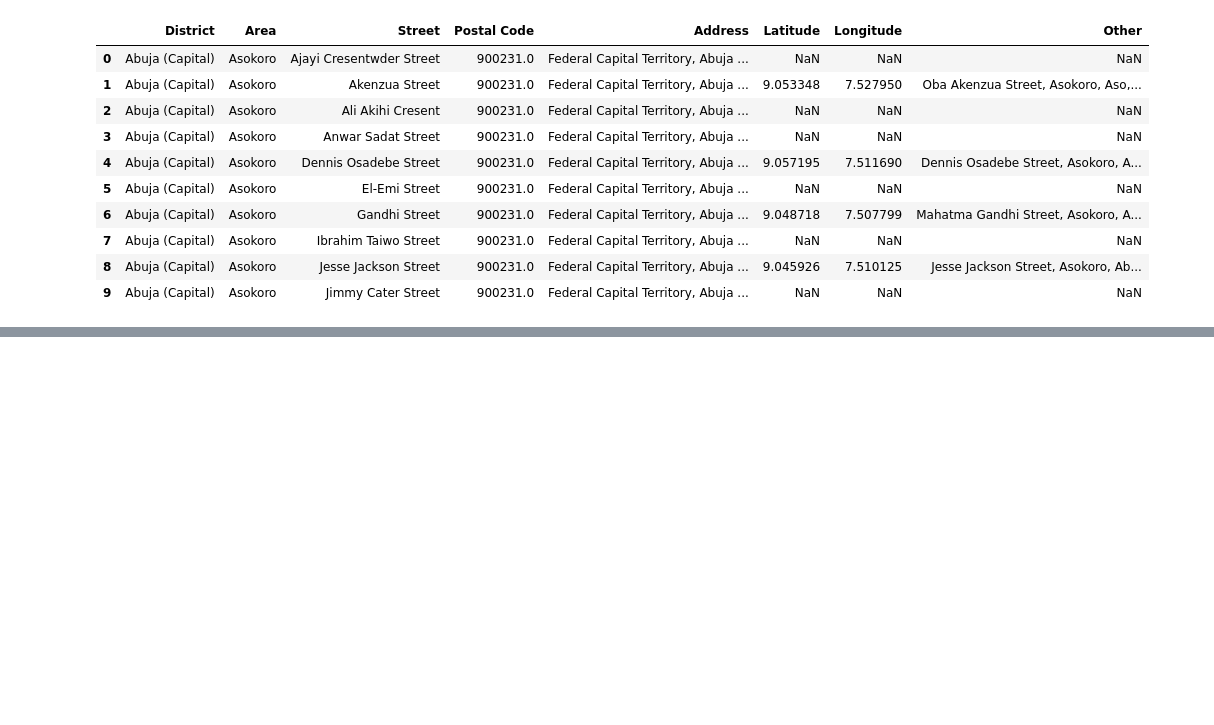
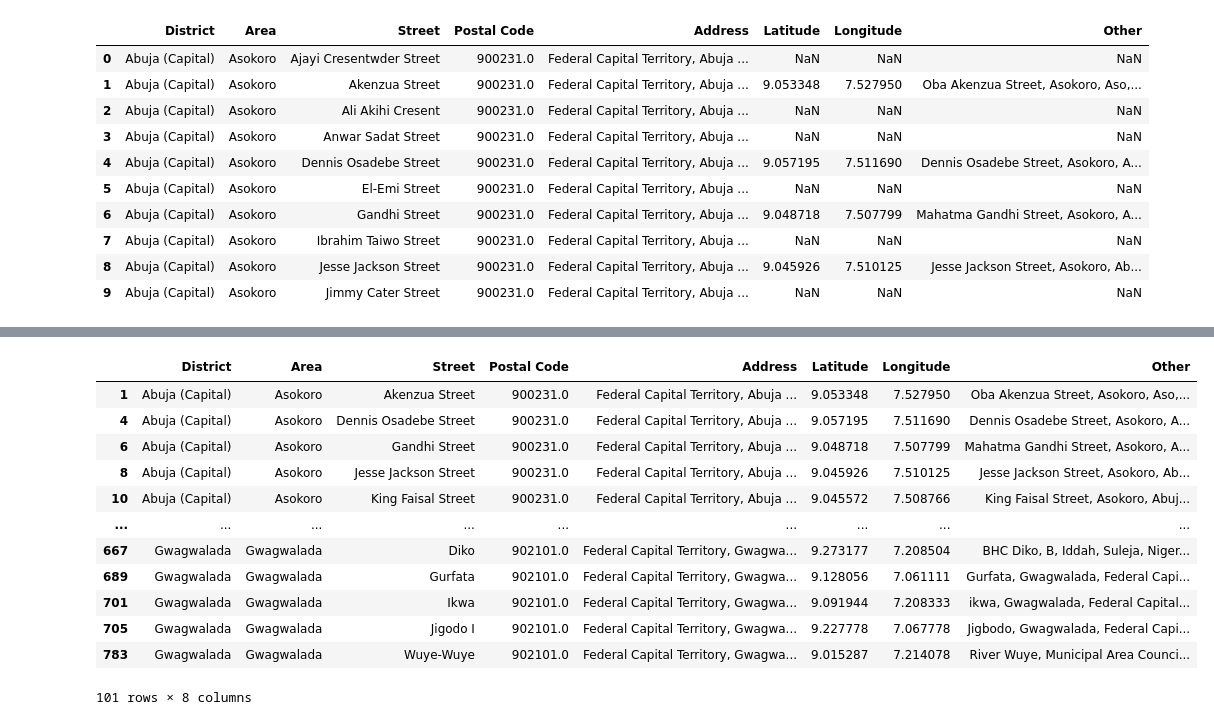
Before and after one commit to denironyx/postalcode, a Jupyter notebook: scripts/geocode_postal_code.ipynb, the cells around one changed output, grey strips where cells are left out. Cells and saved outputs as stored; diff of their text form; code cells hidden in the pictures; blank space fills up the shorter version.

```diff
--- a/scripts/geocode_postal_code.ipynb
+++ b/scripts/geocode_postal_code.ipynb
@@ -125,0 +144,17 @@ Found coordinate for: Federal Capital Territory, Abaji, Abaji, Abuja
+# %%
+#remaining_data = df[df['District'] != 'Abuja']
+df[df['Latitude'].notna()]
+# %% [output]
+|  | District | Area | Street | Postal Code | Address | Latitude | Longitude | Other |
+| 1 | Abuja (Capital) | Asokoro | Akenzua Street | 900231.0 | Federal Capital Territory, Abuja ... | 9.053348 | 7.527950 | Oba Akenzua Street, Asokoro, Aso,... |
+| 4 | Abuja (Capital) | Asokoro | Dennis Osadebe Street | 900231.0 | Federal Capital Territory, Abuja ... | 9.057195 | 7.511690 | Dennis Osadebe Street, Asokoro, A... |
+| 6 | Abuja (Capital) | Asokoro | Gandhi Street | 900231.0 | Federal Capital Territory, Abuja ... | 9.048718 | 7.507799 | Mahatma Gandhi Street, Asokoro, A... |
+| 8 | Abuja (Capital) | Asokoro | Jesse Jackson Street | 900231.0 | Federal Capital Territory, Abuja ... | 9.045926 | 7.510125 | Jesse Jackson Street, Asokoro, Ab... |
+| 10 | Abuja (Capital) | Asokoro | King Faisal Street | 900231.0 | Federal Capital Territory, Abuja ... | 9.045572 | 7.508766 | King Faisal Street, Asokoro, Abuj... |
+| ... | ... | ... | ... | ... | ... | ... | ... | ... |
+| 667 | Gwagwalada | Gwagwalada | Diko | 902101.0 | Federal Capital Territory, Gwagwa... | 9.273177 | 7.208504 | BHC Diko, B, Iddah, Suleja, Niger... |
+| 689 | Gwagwalada | Gwagwalada | Gurfata | 902101.0 | Federal Capital Territory, Gwagwa... | 9.128056 | 7.061111 | Gurfata, Gwagwalada, Federal Capi... |
+| 701 | Gwagwalada | Gwagwalada | Ikwa | 902101.0 | Federal Capital Territory, Gwagwa... | 9.091944 | 7.208333 | ikwa, Gwagwalada, Federal Capital... |
+| 705 | Gwagwalada | Gwagwalada | Jigodo I | 902101.0 | Federal Capital Territory, Gwagwa... | 9.227778 | 7.067778 | Jigbodo, Gwagwalada, Federal Capi... |
+| 783 | Gwagwalada | Gwagwalada | Wuye-Wuye | 902101.0 | Federal Capital Territory, Gwagwa... | 9.015287 | 7.214078 | River Wuye, Municipal Area Counci... |
+101 rows × 8 columns
```
Also changed, not shown: parts of 8 cells of this notebook, 1 other file.
